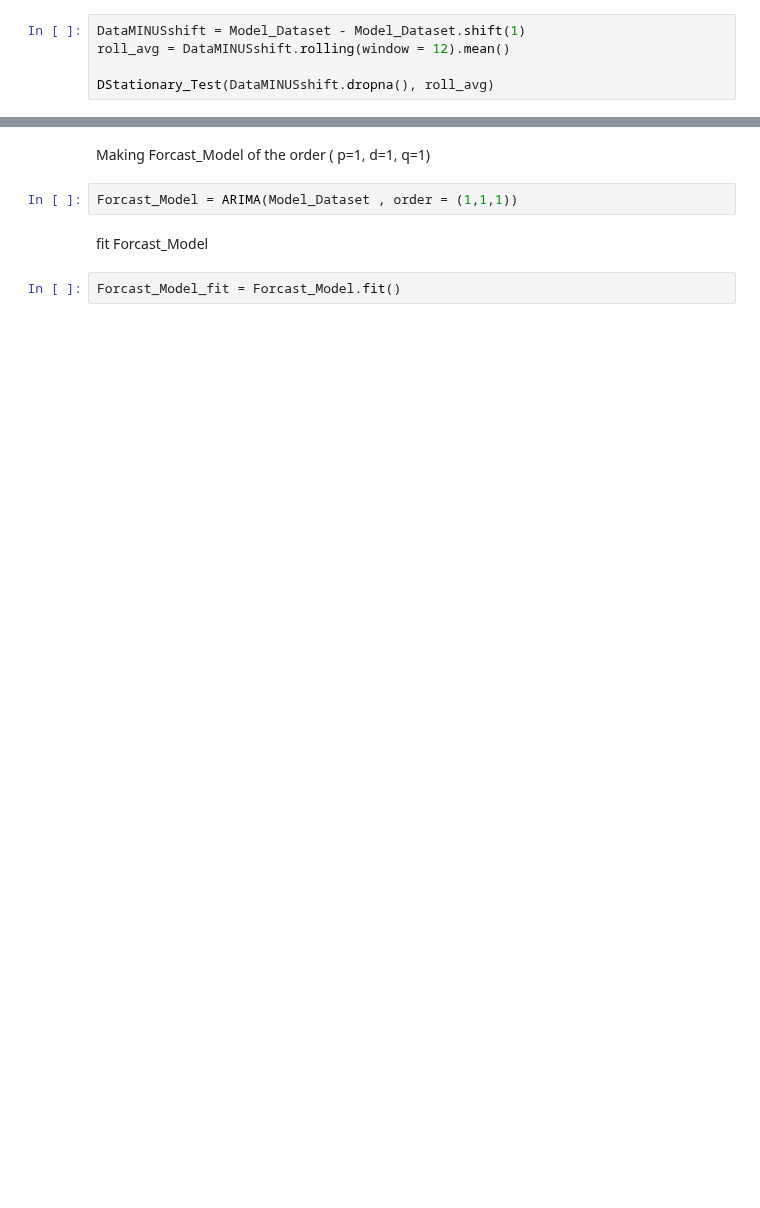
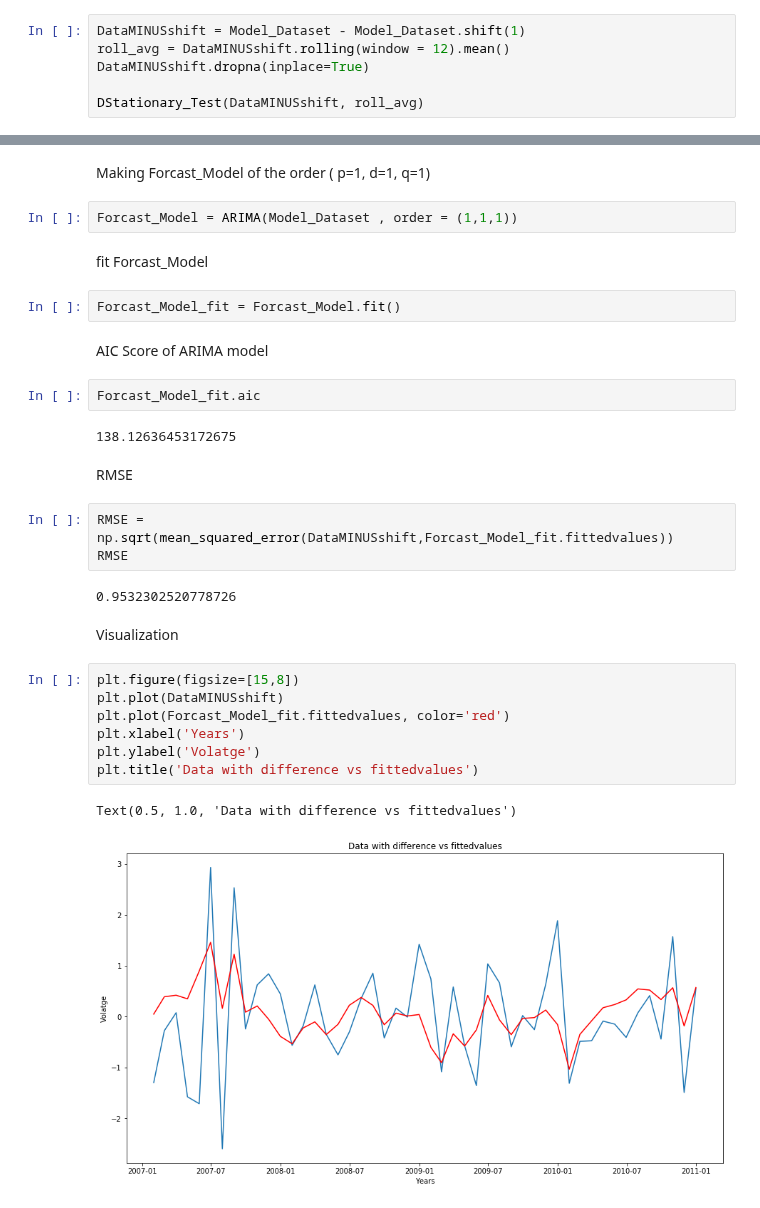
Before and after one commit to SSehrawat1720/ML-Projects, a Jupyter notebook: Time Series Forecasting France House Energy.ipynb, the cells around one changed output, grey strips where cells are left out. Saved outputs shown, nothing was run; the diff lists cells and outputs as text; blank space fills up the shorter version.

```diff
--- a/Time Series Forecasting France House Energy.ipynb
+++ b/Time Series Forecasting France House Energy.ipynb
@@ -397,8 +397,9 @@ def DStationary_Test(timeseries , average):
 # %%
 DataMINUSshift = Model_Dataset - Model_Dataset.shift(1)
 roll_avg = DataMINUSshift.rolling(window = 12).mean()
+DataMINUSshift.dropna(inplace=True)
 
-DStationary_Test(DataMINUSshift.dropna(), roll_avg)
+DStationary_Test(DataMINUSshift, roll_avg)
 # %% [output]
 [figure]
 Augmented Dickey Fuller test:--
@@ -510,3 +603,28 @@ Forcast_Model = ARIMA(Model_Dataset , order = (1,1,1))
 fit Forcast_Model
 # %%
 Forcast_Model_fit = Forcast_Model.fit()
+# %% [markdown]
+AIC Score of ARIMA model
+# %%
+Forcast_Model_fit.aic
+# %% [output]
+138.12636453172675
+# %% [markdown]
+RMSE
+# %%
+RMSE = np.sqrt(mean_squared_error(DataMINUSshift,Forcast_Model_fit.fittedvalues))
+RMSE
+# %% [output]
+0.9532302520778726
+# %% [markdown]
+Visualization
+# %%
+plt.figure(figsize=[15,8])
+plt.plot(DataMINUSshift)
+plt.plot(Forcast_Model_fit.fittedvalues, color='red')
+plt.xlabel('Years')
+plt.ylabel('Volatge')
+plt.title('Data with difference vs fittedvalues')
+# %% [output]
+Text(0.5, 1.0, 'Data with difference vs fittedvalues')
+[figure, added]
```
Also changed, not shown: parts of 24 cells of this notebook.
